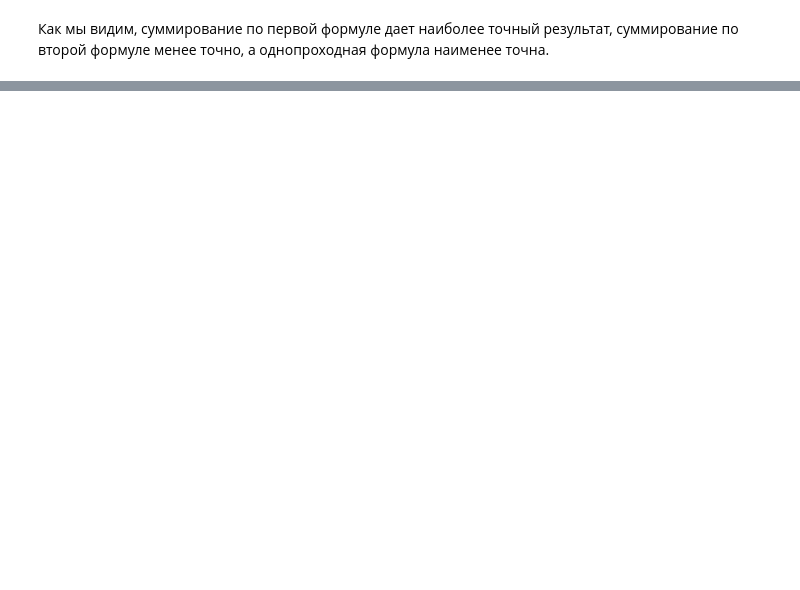
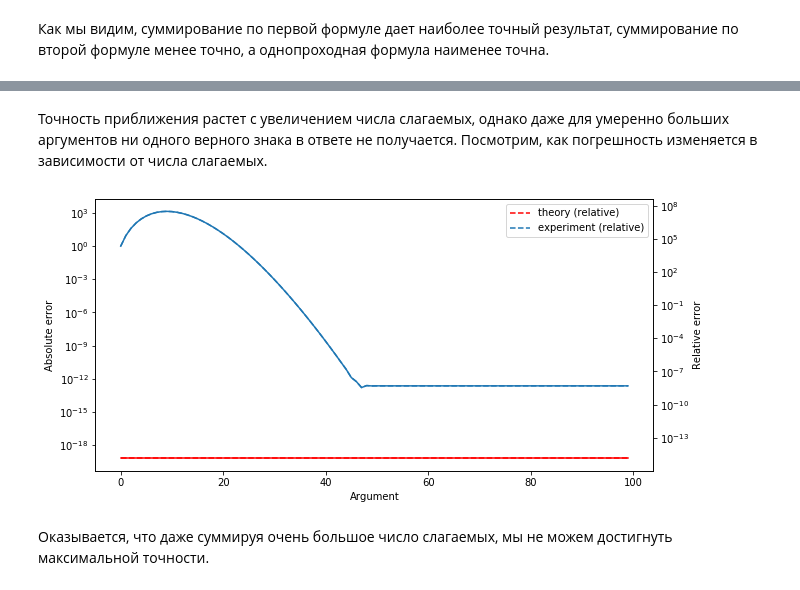
Before and after one commit to alepoydes/introduction-to-numerical-simulation, a Jupyter notebook: practice/What does mean mean mean.ipynb, the cells around one changed output, grey strips where cells are left out. Cells and saved outputs as stored; diff of their text form; code cells hidden in the pictures; blank space fills up the shorter version.

```diff
--- a/practice/What does mean mean mean.ipynb
+++ b/practice/What does mean mean mean.ipynb
@@ -224,0 +322,47 @@ $$\sum_{k=1}^N\sin k=\frac{1}{2}\bigg(\sin n-\mathrm{ctg}\frac{1}{2}\cos n+\math
+# %% [markdown]
+Точность приближения растет с увеличением числа слагаемых, однако даже для умеренно больших аргументов ни одного верного знака в ответе не получается. Посмотрим, как погрешность изменяется в зависимости от числа слагаемых.
+# %%
+def cum_exp_taylor(x, N=None):
+    """Вычисляет все частичные суммы ряда Тейлора для экспоненты по N-ую включительно."""
+    acc = np.empty(N+1, dtype=float)
+    acc[0] = 1 # k-ая частичная сумму. Начинаем с k=0.
+    xk = 1 # Степени x^k.
+    inv_fact = 1 # 1/k!.
+    for k in range(1, N+1):
+        xk = xk*x
+        inv_fact /= k
+        acc[k] = acc[k-1]+xk*inv_fact
+    return acc
+
+x = -10
+standard = np.exp(x)
+theoretical_relative_error = (np.abs(x)/2+1)*np.finfo(float).eps
+theoretical_absolute_error = theoretical_relative_error * standard
+Ns = np.arange(100)
+
+partial_sums = cum_exp_taylor(x, N=Ns[-1])
+absolute_error = np.abs(partial_sums-standard)
+relative_error = absolute_error/standard
+
+fig, ax1 = plt.subplots(1,1,figsize=(10,5))
+ax2 = plt.twinx(ax1)
+ax1.set_xlabel("Argument")
+ax1.set_ylabel("Absolute error")
+ax2.set_ylabel("Relative error")
+
+ax1.semilogy(Ns, Ns*0+theoretical_absolute_error, '-r')
+
+line, = ax2.semilogy(Ns, Ns*0+theoretical_relative_error, '--r')
+line.set_label("theory (relative)")
+
+ax1.semilogy(Ns, absolute_error, '-')
+
+line,  = ax2.semilogy(Ns, relative_error, '--')
+line.set_label("experiment (relative)")
+
+plt.legend()
+plt.show()
+# %% [output]
+[figure, added]
+# %% [markdown]
+Оказывается, что даже суммируя очень большое число слагаемых, мы не можем достигнуть максимальной точности.
```
Also changed, not shown: parts of 18 cells of this notebook.
